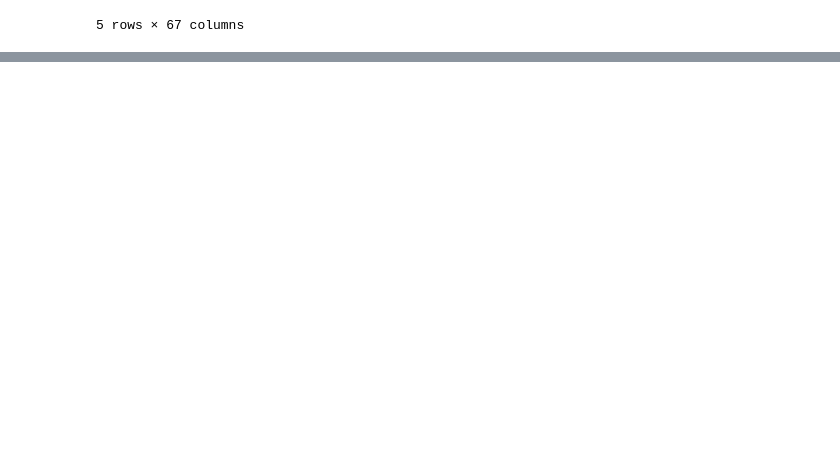
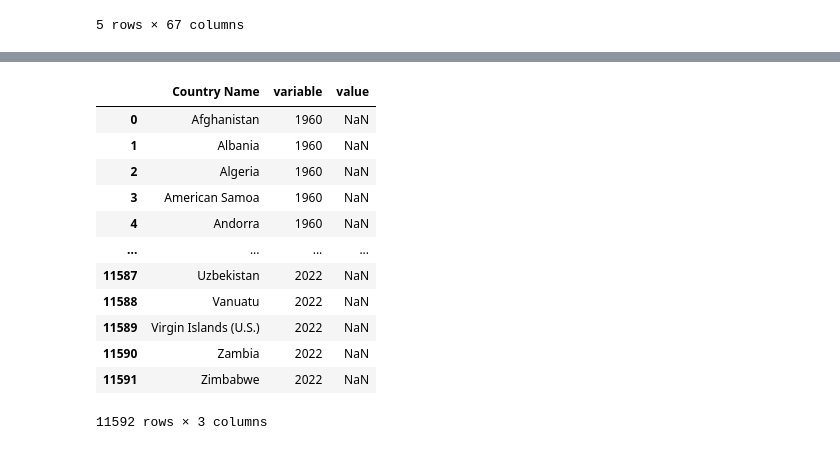
Before and after one commit to varjakm/Andmetehnika_projekt, a Jupyter notebook: projekt.ipynb, the cells around one changed output, grey strips where cells are left out. Cells and saved outputs as stored; diff of their text form; code cells hidden in the pictures; blank space fills up the shorter version.

```diff
--- a/projekt.ipynb
+++ b/projekt.ipynb
@@ -121,0 +200,16 @@ df_list[0].head()
+# %%
+df_gdppcap_small.melt(id_vars=['Country Name'])
+# %% [output]
+|  | Country Name | variable | value |
+| 0 | Afghanistan | 1960 | NaN |
+| 1 | Albania | 1960 | NaN |
+| 2 | Algeria | 1960 | NaN |
+| 3 | American Samoa | 1960 | NaN |
+| 4 | Andorra | 1960 | NaN |
+| ... | ... | ... | ... |
+| 11587 | Uzbekistan | 2022 | NaN |
+| 11588 | Vanuatu | 2022 | NaN |
+| 11589 | Virgin Islands (U.S.) | 2022 | NaN |
+| 11590 | Zambia | 2022 | NaN |
+| 11591 | Zimbabwe | 2022 | NaN |
+11592 rows × 3 columns
```
Also changed, not shown: parts of 13 cells of this notebook.
